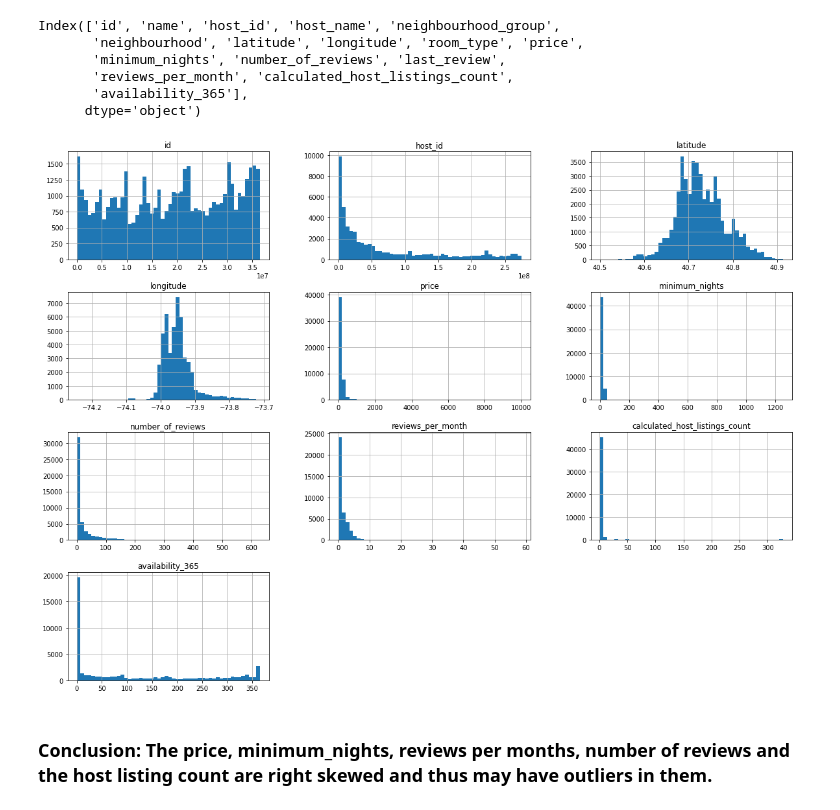
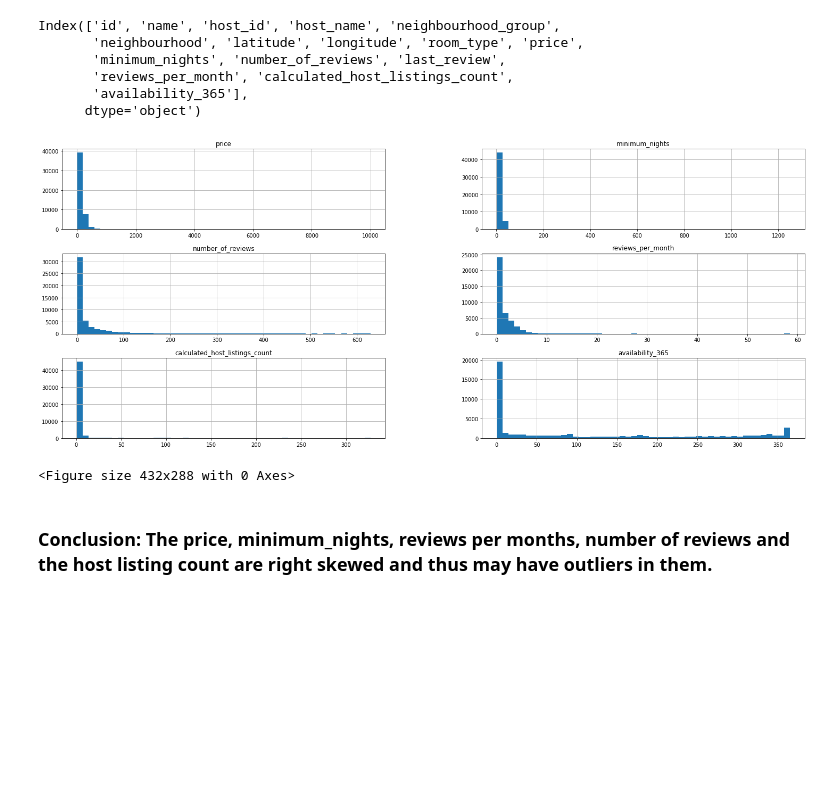
Before and after one commit to DristantaNirola/EDA-AirBnB_BOOKING_ANALYSIS, a Jupyter notebook: EDA_AirBnB_BOOKING_ANALYSIS.ipynb, the cells around one changed output. Drawn from its saved outputs; the diff is of its cells as text; code cells hidden in the pictures; blank space fills up the shorter version.

```diff
--- a/EDA_AirBnB_BOOKING_ANALYSIS.ipynb
+++ b/EDA_AirBnB_BOOKING_ANALYSIS.ipynb
@@ -226,21 +277,19 @@ Index(['id', 'name', 'host_id', 'host_name', 'neighbourhood_group',
        'availability_365'],
       dtype='object')
 # %%
-numeric_features=['id', 'host_id', 'latitude', 'longitude', 'price',
-       'minimum_nights', 'number_of_reviews','reviews_per_month', 'calculated_host_listings_count',
+numeric_features=[ 'price','minimum_nights', 'number_of_reviews','reviews_per_month', 'calculated_host_listings_count',
        'availability_365']
 # %%
-# considering al the numeric values for histogram plot
-airbnbsub = airbnb_df[['id', 'name', 'host_id', 'host_name', 'neighbourhood_group',
-       'neighbourhood', 'latitude', 'longitude', 'room_type', 'price',
-       'minimum_nights', 'number_of_reviews', 'last_review',
-       'reviews_per_month', 'calculated_host_listings_count',
-       'availability_365']]
+# considering all the numeric values for histogram plot
+airbnbsub = airbnb_df[numeric_features]
-# %%
-airbnbsub.hist(bins=50, figsize=(20,15))
-plt.show()
-# %% [output]
-[figure, removed]
+# %%
+airbnbsub.hist(bins=50, figsize=(25,10))
+plt.show()
+images_dir = '/content/drive/MyDrive/AlmaBetter/Cohort Nilgiri/Module 1/Capstone_Project-AirBnB_Booking_analysis/Images'
+plt.savefig(f"{images_dir}/abc.png")
+# %% [output]
+[figure, added]
+<Figure size 432x288 with 0 Axes>
 # %% [markdown]
 ### Conclusion: The price, minimum_nights, reviews per months, number of reviews and the host listing count are right skewed and thus may have outliers in them.
 # %%
```
Also changed, not shown: parts of 24 cells of this notebook.
